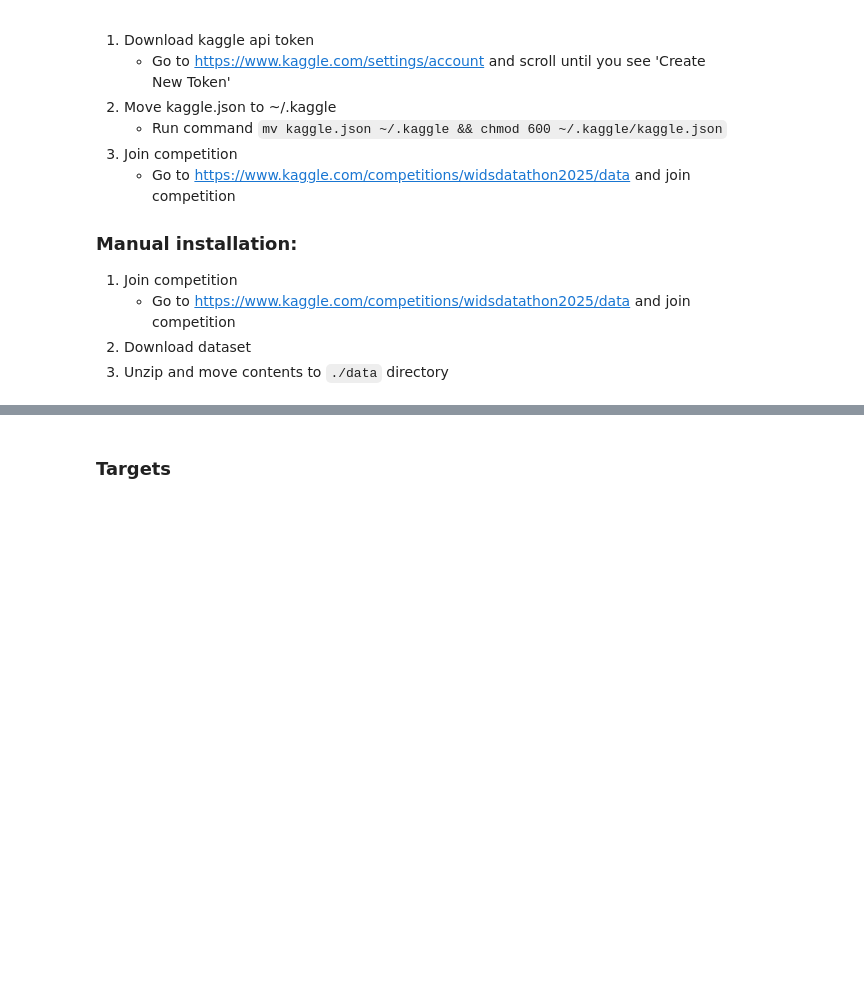
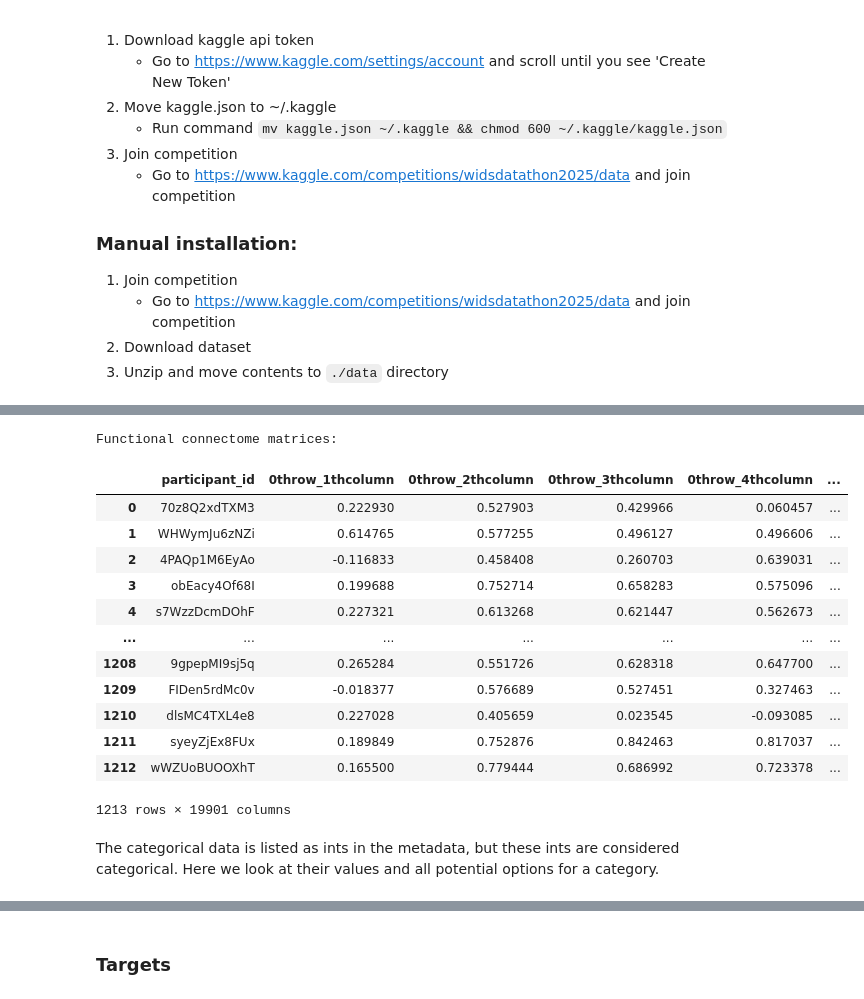
Before and after one commit to wendycarv/adhdDiagnosis, a Jupyter notebook: notebook.ipynb, the cells around one changed output, grey strips where cells are left out. Cells and saved outputs as stored; diff of their text form; code cells hidden in the pictures; blank space fills up the shorter version.

```diff
--- a/notebook.ipynb
+++ b/notebook.ipynb
@@ -55,0 +97,20 @@ categorical_labels = {category: {int(key): label for key, label in mapping.items
+# %%
+print("Functional connectome matrices:\n")
+connectome_df
+# %% [output]
+Functional connectome matrices:
+|  | participant_id | 0throw_1thcolumn | 0throw_2thcolumn | 0throw_3thcolumn | 0throw_4thcolumn | ... |
+| 0 | 70z8Q2xdTXM3 | 0.222930 | 0.527903 | 0.429966 | 0.060457 | ... |
+| 1 | WHWymJu6zNZi | 0.614765 | 0.577255 | 0.496127 | 0.496606 | ... |
+| 2 | 4PAQp1M6EyAo | -0.116833 | 0.458408 | 0.260703 | 0.639031 | ... |
+| 3 | obEacy4Of68I | 0.199688 | 0.752714 | 0.658283 | 0.575096 | ... |
+| 4 | s7WzzDcmDOhF | 0.227321 | 0.613268 | 0.621447 | 0.562673 | ... |
+| ... | ... | ... | ... | ... | ... | ... |
+| 1208 | 9gpepMI9sj5q | 0.265284 | 0.551726 | 0.628318 | 0.647700 | ... |
+| 1209 | FIDen5rdMc0v | -0.018377 | 0.576689 | 0.527451 | 0.327463 | ... |
+| 1210 | dlsMC4TXL4e8 | 0.227028 | 0.405659 | 0.023545 | -0.093085 | ... |
+| 1211 | syeyZjEx8FUx | 0.189849 | 0.752876 | 0.842463 | 0.817037 | ... |
+| 1212 | wWZUoBUOOXhT | 0.165500 | 0.779444 | 0.686992 | 0.723378 | ... |
+1213 rows × 19901 columns
+# %% [markdown]
+The categorical data is listed as ints in the metadata, but these ints are considered categorical. Here we look at their values and all potential options for a category.
```
Also changed, not shown: parts of 8 cells of this notebook.
